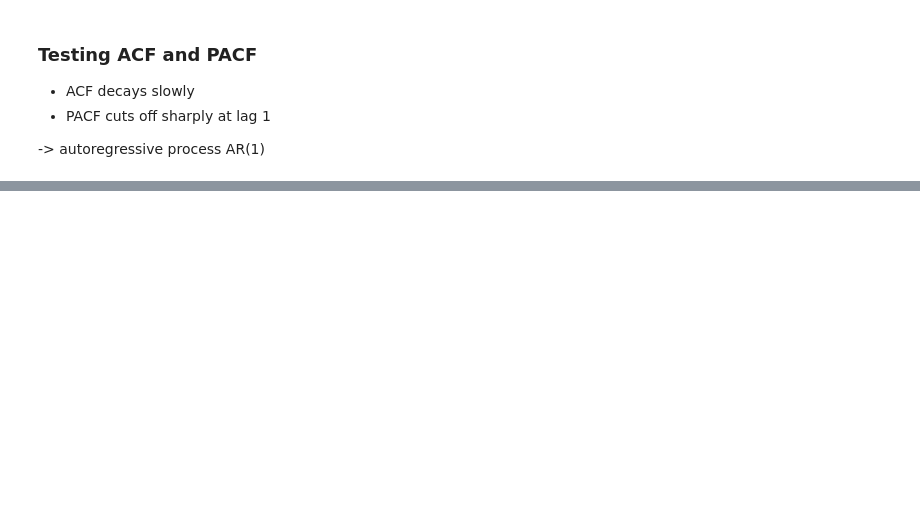
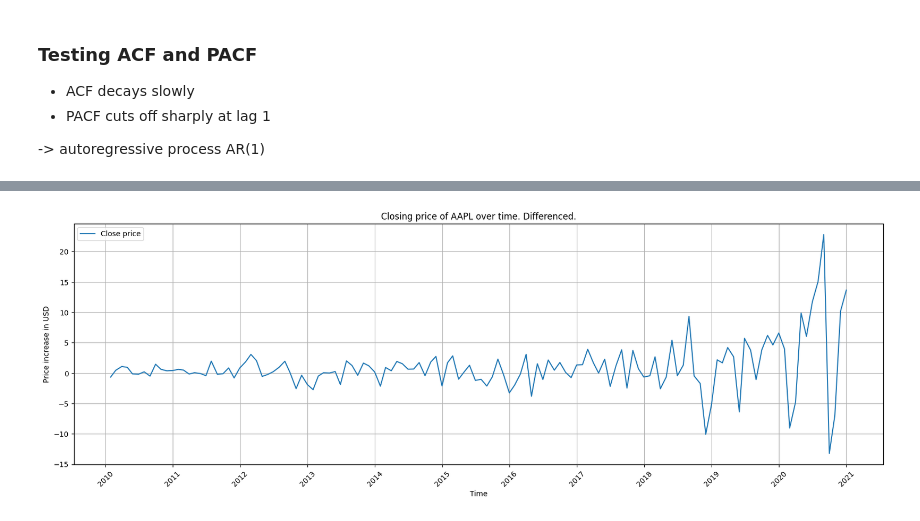
Before and after one commit to balooooooooo/econometric-modelling, a Jupyter notebook: analysis.ipynb, the cells around one changed output, grey strips where cells are left out. Drawn from its saved outputs; the diff is of its cells as text; code cells hidden in the pictures; blank space fills up the shorter version.

```diff
--- a/analysis.ipynb
+++ b/analysis.ipynb
@@ -163,0 +174,5 @@ plt.show()
+# %%
+df['Close_diff'] = df['Close'] - df['Close'].shift()
+df_train = df[df['Date'] <= '2021-01-01'].copy()
+df_train = df_train[df_train['Date'] >= '2010-01-01'].copy()
+df_test  = df[df['Date'] >= '2021-01-01'].copy()
@@ -218,3 +239,17 @@ Try using .loc[row_indexer,col_indexer] = value instead
 
 See the caveats in the documentation: https://pandas.pydata.org/pandas-docs/stable/user_guide/indexing.html#returning-a-view-versus-a-copy
   df['Close_diff'] = df['Close'] - df['Close'].shift()
+# %%
+plt.figure(figsize=(20,6))
+plt.plot(df_train['Date'], df_train['Close_diff'], label = 'Close price')
+plt.gca().xaxis.set_major_locator(mdates.YearLocator())
+plt.gca().xaxis.set_major_formatter(mdates.DateFormatter('%Y'))
+plt.grid(True)
+plt.xticks(rotation=45)
+plt.ylabel('Price increase in USD')
+plt.xlabel('Time')
+plt.title("Closing price of AAPL over time. Differenced.")
+plt.legend()
+plt.show()
+# %% [output]
+[figure, added]
```
Also changed, not shown: parts of 36 cells of this notebook.
